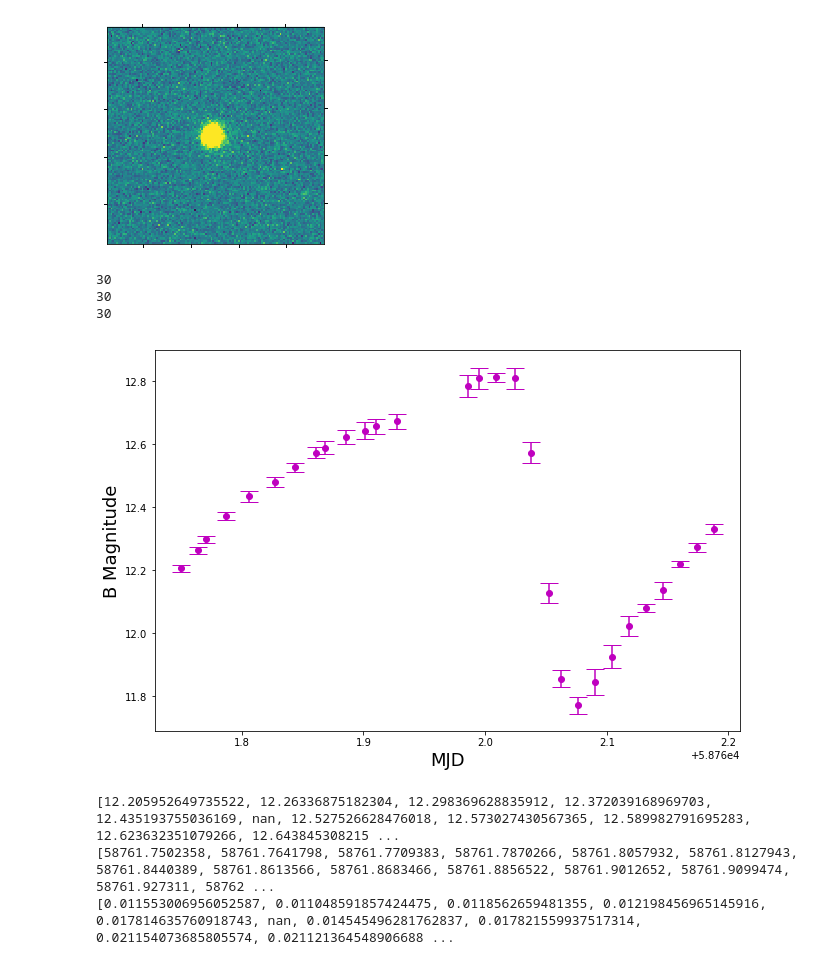
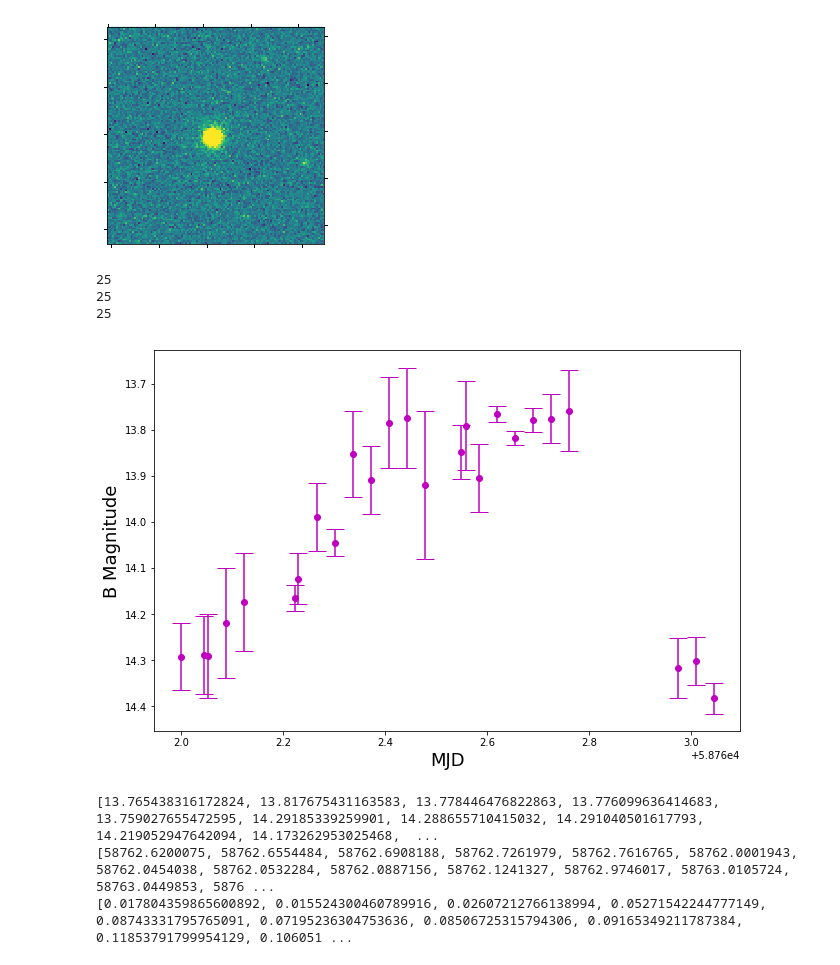
Before and after one commit to jielaizhang/pasea, a Jupyter notebook: LCO/Target_C/LCO_create_lightcurveV_and_movie_C.ipynb, the cells around one changed output. Saved outputs shown, nothing was run; the diff lists cells and outputs as text; code cells hidden in the pictures.

Commit message:
fixed, now it is actually looking at target C

```diff
--- a/LCO/Target_C/LCO_create_lightcurveV_and_movie_C.ipynb
+++ b/LCO/Target_C/LCO_create_lightcurveV_and_movie_C.ipynb
@@ -19,7 +19,7 @@ from astropy import units as u
 import matplotlib.pyplot as plt
 from astropy.visualization import ZScaleInterval
 # %%
-mypath = '/Users/jielaizhang/Desktop/waissya/WAISSYA_LCO/Target_G/V/'
+mypath = '/Users/jielaizhang/Desktop/waissya/WAISSYA_LCO/Target_C/V/'
 outmoviename='mymovie.gif'
 # %%
 # Load in all of the fits images in the directory and sort it
@@ -39,18 +39,15 @@ avg_offset = []
 # Input the information for the calibration stars identified
 # in the previous notebook for batch processing of all of the images
 
-zpt_instrumental = 25.
-
 tar_ra    = 83.141298 # 83.14124
 tar_dec   = -6.4465556 # -6.44638
 tar_color = 'yellow'
-ref_ra    = [314.3665,   314.37668, 314.47,  314.51679]
-ref_dec   = [-5.6719439,-5.6451192,-5.8264558,-5.6908192]
+ref_ra = [83.109976,  83.132544, 83.17554,   83.215047, 83.217818]
+ref_dec = [-6.2953274,-6.3842993,-6.4845496,-6.4945602,-6.5106954]
 ref_colors = ['white','white','white','white']
-ref_mag   = [12.071,11.168,12.333,12.285]
+ref_mag   = [9.436,11.759,12.031,9.446,8.801]
 # %%
 def do_phot_get_mag(data,hdr,err,ra,dec):
-    positions = []
     zpt_instrumental = 25.
     w = wcs.WCS(hdr)
     xcoords, ycoords = w.all_world2pix(ra,dec,1)
@@ -141,25 +138,26 @@ for frame in image_list:
     pngname = str(time).replace('.','')
     plt.savefig(mypath+pngname+'.png', overwrite=True)
 # %% [output]
-[figure, old version]
+[figure, new version]
 # %%
 print(len(obstime))
 print(len(Bmag))
 print(len(image_list))
 # %% [output]
-30
-30
-30
+25
+25
+25
 # %%
 # # Make a rudimentary lightcurve
 
 plt.figure(figsize=(10.5, 7))
 plt.errorbar(obstime,Bmag,xerr=None,yerr=Bmag_e, fmt='mo', capsize=9.0)
 plt.xlabel('MJD', fontsize=18)
 plt.ylabel('B Magnitude', fontsize=18)
+plt.gca().invert_yaxis()
 plt.show()
 # %% [output]
-[figure, old version]
+[figure, new version]
 # %%
 # Here we are going to use the cutouts we made above to make
 # an little movie of the variable star target changing brightness
@@ -179,6 +177,6 @@ print(Bmag)
 print(obstime)
 print(Bmag_e)
 # %% [output]
-[12.205952649735522, 12.26336875182304, 12.298369628835912, 12.372039168969703, 12.435193755036169, nan, 12.527526628476018, 12.573027430567365, 12.589982791695283, 12.623632351079266, 12.643845308215 ...
-[58761.7502358, 58761.7641798, 58761.7709383, 58761.7870266, 58761.8057932, 58761.8127943, 58761.8440389, 58761.8613566, 58761.8683466, 58761.8856522, 58761.9012652, 58761.9099474, 58761.927311, 58762 ...
-[0.011553006956052587, 0.011048591857424475, 0.0118562659481355, 0.012198456965145916, 0.017814635760918743, nan, 0.014545496281762837, 0.017821559937517314, 0.021154073685805574, 0.021121364548906688 ...
+[13.765438316172824, 13.817675431163583, 13.778446476822863, 13.776099636414683, 13.759027655472595, 14.29185339259901, 14.288655710415032, 14.291040501617793, 14.219052947642094, 14.173262953025468,  ...
+[58762.6200075, 58762.6554484, 58762.6908188, 58762.7261979, 58762.7616765, 58762.0001943, 58762.0454038, 58762.0532284, 58762.0887156, 58762.1241327, 58762.9746017, 58763.0105724, 58763.0449853, 5876 ...
+[0.017804359865600892, 0.015524300460789916, 0.02607212766138994, 0.05271542244777149, 0.08743331795765091, 0.07195236304753636, 0.08506725315794306, 0.09165349211787384, 0.11853791799954129, 0.106051 ...
```
Also changed, not shown: 2 other files.
